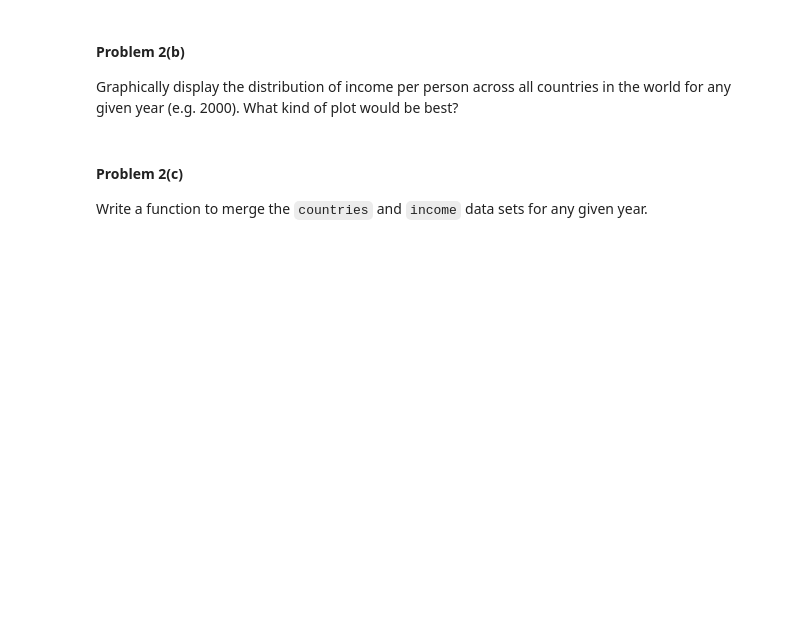
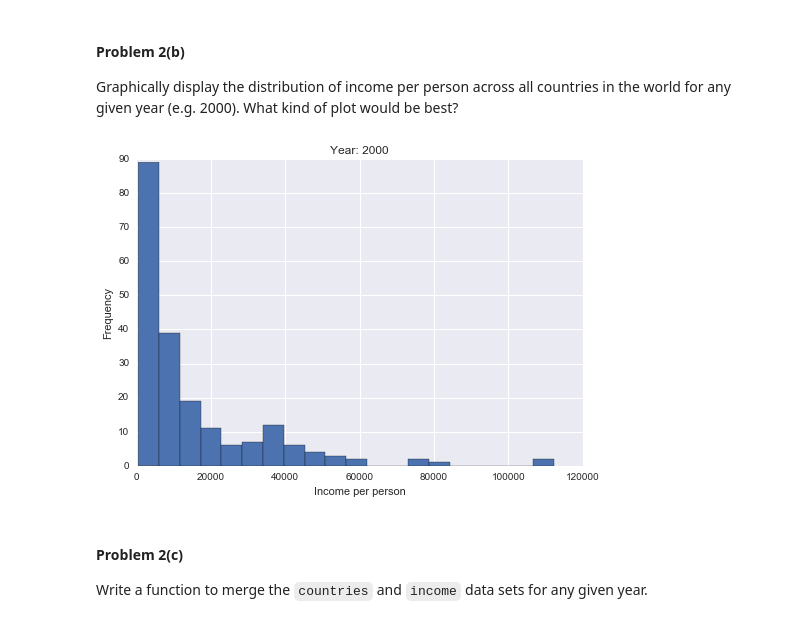
Before and after one commit to yweinsto/2014, a Jupyter notebook: homework/HW1.ipynb, the cells around one changed output. Saved outputs shown, nothing was run; the diff lists cells and outputs as text; code cells hidden in the pictures; blank space fills up the shorter version.

```diff
--- a/homework/HW1.ipynb
+++ b/homework/HW1.ipynb
@@ -184,0 +194,4 @@ Using the [data available on Gapminder](http://www.gapminder.org/data/), load in
+# %%
+#your code here
+income = pd.read_excel('HW1-data/indicator gapminder gdp_per_capita_ppp.xlsx')
+print(income.head())
@@ -188,0 +248,4 @@ Transform the data set to have years as the rows and countries as the columns. S
+# %%
+income = income.drop(income.columns[0], axis = 1)
+print(income.head())
+print()
@@ -188,0 +270,4 @@ Transform the data set to have years as the rows and countries as the columns. S
+# %%
+income.columns = map(lambda x: int(x), income.columns) # Convert years from floats to ints
+print(income.head())
+print()
@@ -188,0 +292,3 @@ Transform the data set to have years as the rows and countries as the columns. S
+# %%
+income = income.transpose()
+income.head()
@@ -195,3 +307,40 @@ Graphically display the distribution of income per person across all countries i
+# %%
+#your code here
+
+year = 2000
+#df = income[['GDP per capita',yr]]
+#df['pct'] = df[yr] / df[yr].sum()
+#df['wgt'] = df.apply(lambda row: (row[yr]/sum(df[yr]))*100, axis=1)
+#df.head(n=500)
+plt.plot(subplots=True)
+plt.hist(income.ix[year].dropna().values, bins = 20)
+plt.title('Year: %i' % year)
+plt.xlabel('Income per person')
+plt.ylabel('Frequency')
+plt.show()
+
+
+
+
+
+#df.plot.bar()
+#plt.bar(df[yr],len(df['GDP per capita'])-1)
+#plt.xticks(len(df['GDP per capita']),df['GDP per capita'])
+#plt.show()
+
+
+
+#DayOfWeekOfCall = np.array?
+#range(len(df['GDP per capita']))#[1,2,3]
+#DispatchesOnThisWeekday = [77, 32, 42]
+
+#LABELS = ["Monday", "Tuesday", "Wednesday"]
+
+#plt.bar(DayOfWeekOfCall, DispatchesOnThisWeekday, align='center')
+#plt.xticks(DayOfWeekOfCall, LABELS)
+#plt.show()
+# %% [output]
+[figure, added]
 # %% [markdown]
 #### Problem 2(c)
 
```
Also changed, not shown: parts of 24 cells of this notebook, 2 other files.
